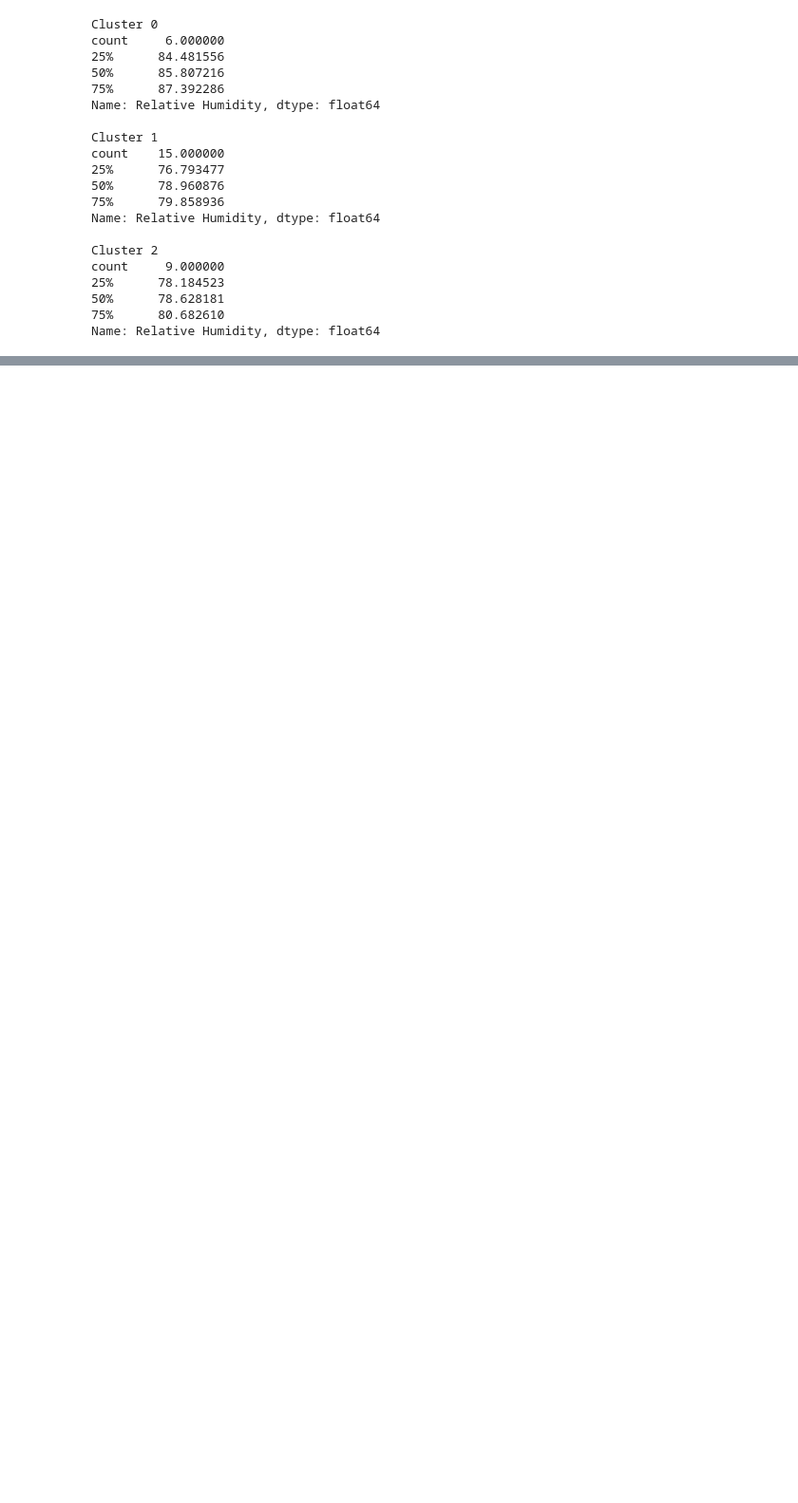
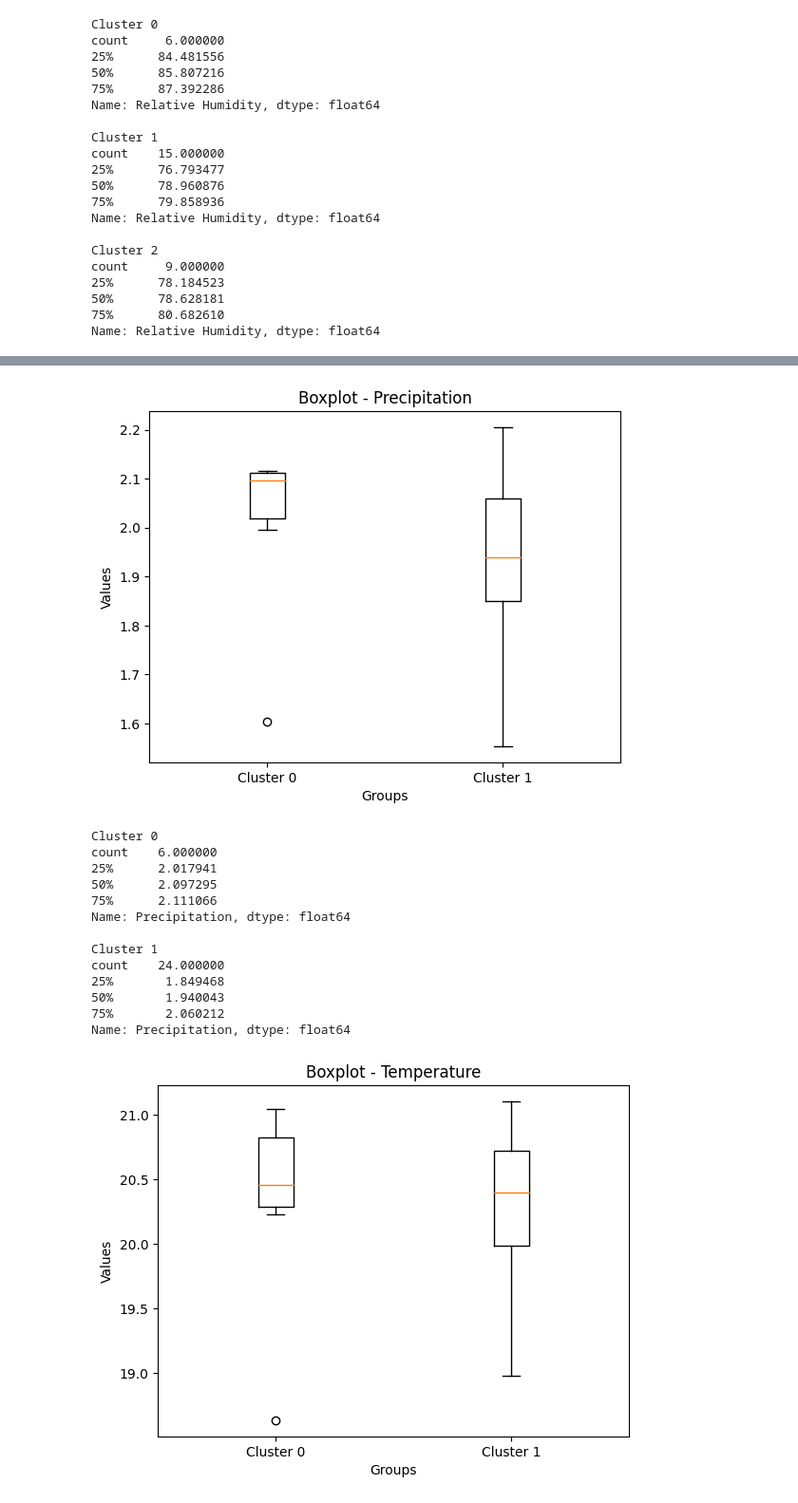
Before and after one commit to plbalmeida/ml-uhi, a Jupyter notebook: notebooks/2.0-eda.ipynb, the cells around one changed output, grey strips where cells are left out. Shown at 95% size. Drawn from its saved outputs; the diff is of its cells as text; code cells hidden in the pictures; blank space fills up the shorter version.

```diff
--- a/notebooks/2.0-eda.ipynb
+++ b/notebooks/2.0-eda.ipynb
@@ -307,0 +339,3 @@ Name: Relative Humidity, dtype: float64
+# %%
+df_grouped = df_grouped.drop("cluster", axis=1)
+df_grouped
@@ -307,0 +361,4 @@ Name: Relative Humidity, dtype: float64
+# %%
+df_grouped = df_grouped.merge(kmeans_output, left_index=True, right_index=True)
+df_grouped = df_grouped.drop([0, 1], axis=1)
+df_grouped
@@ -307,0 +384,66 @@ Name: Relative Humidity, dtype: float64
+# %%
+df_grouped.columns = [
+    "Precipitation",
+    "Temperature",
+    "Relative Humidity",
+    "cluster"
+    ]
+
+vars = list(df_grouped.drop("cluster", axis=1).columns)
+
+for i in vars:
+    # Lista com os grupos de dados
+
+    dados = [
+        df_grouped[df_grouped.cluster == 0][i],
+        df_grouped[df_grouped.cluster == 1][i],
+        # df_grouped[df_grouped.cluster == 2][i],
+        # df_grouped[df_grouped.cluster == 3][i]
+        ]
+
+    # Nomes dos grupos
+    nomes_grupos = [
+        'Cluster 0',
+        'Cluster 1',
+        # 'Cluster 2',
+        # "Cluster 3"
+        ]
+
+    # Criar o boxplot
+    plt.boxplot(dados, labels=nomes_grupos)
+
+    # Adicionar título e rótulos dos eixos
+    plt.title(f'Boxplot - {i}')
+    plt.xlabel('Groups')
+    plt.ylabel('Values')
+
+    # Exibir o boxplot
+    plt.show()
+
+    print("Cluster 0")
+    print(dados[0].describe().loc[['count', '25%', "50%", "75%"]])
+    print("")
+
+    print("Cluster 1")
+    print(dados[1].describe().loc[['count', '25%', "50%", "75%"]])
+    print("")
+
+    # print("Cluster 2")
+    # print(dados[2].describe().loc[['count', '25%', "50%", "75%"]])
+    # print("")
+# %% [output]
+[figure, added]
+Cluster 0
+count    6.000000
+25%      2.017941
+50%      2.097295
+75%      2.111066
+Name: Precipitation, dtype: float64
+
+Cluster 1
+count    24.000000
+25%       1.849468
+50%       1.940043
+75%       2.060212
+Name: Precipitation, dtype: float64
+[figure, added]
```
Also changed, not shown: parts of 4 cells of this notebook.
